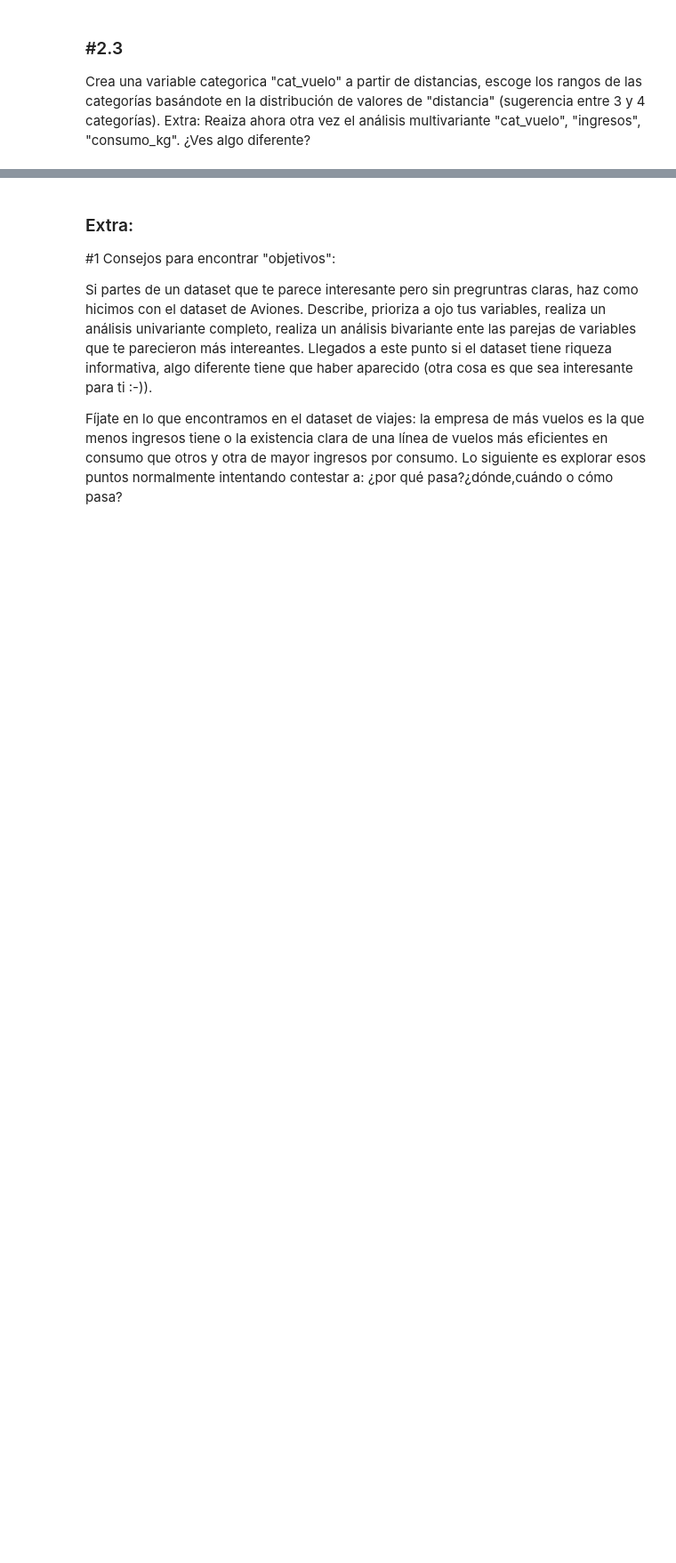
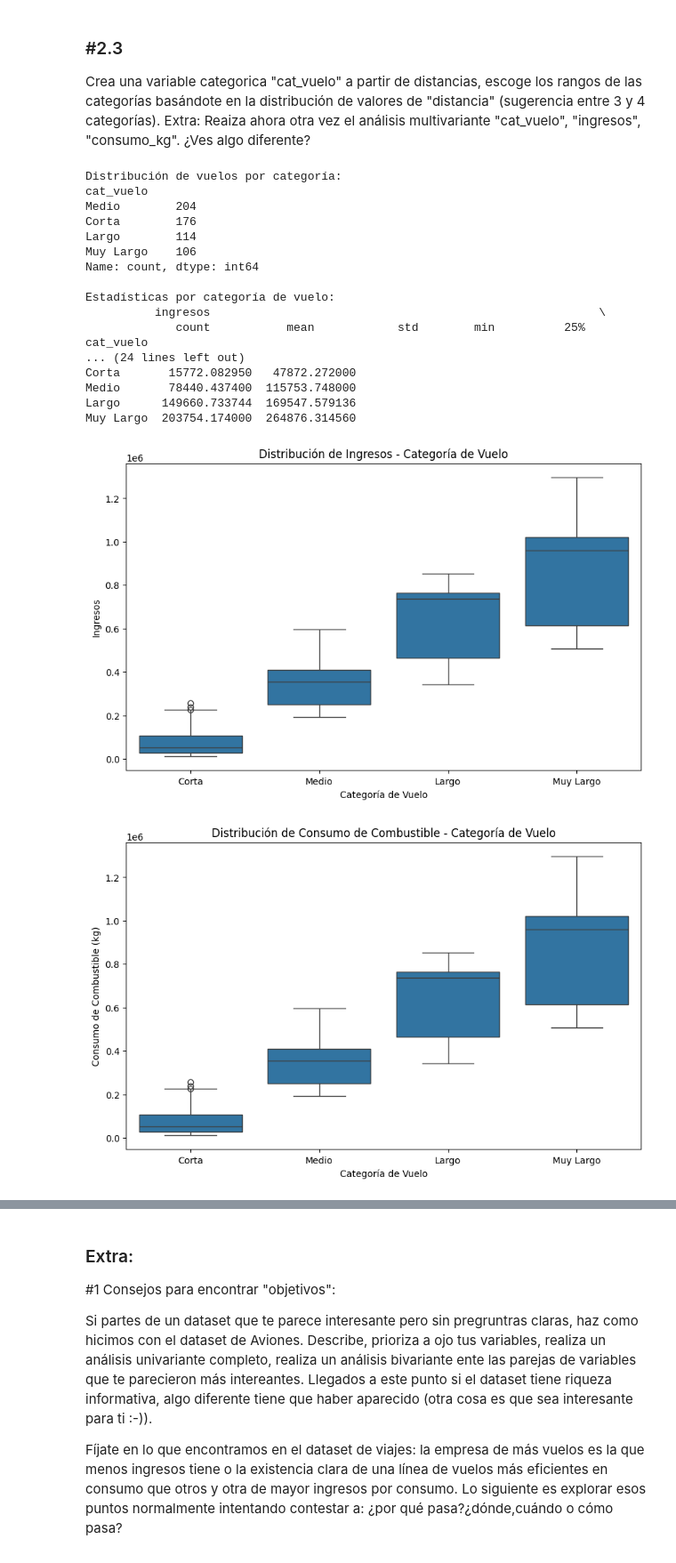
Before and after one commit to Cmonzon-94/ONLINE_DS_THEBRIDGE_Cmonzon, a Jupyter notebook: 03_Analisis_de_Datos/Sprint_07/Unidad_02_Analisis__Bivariante_Multivariante/Unidad_02/Practica_Obligatoria/18_Practica_Obligatoria_Multivariante.ipynb, the cells around one changed output, grey strips where cells are left out. Shown at 89% size. Drawn from its saved outputs; the diff is of its cells as text; code cells hidden in the pictures; blank space fills up the shorter version.

```diff
--- a/03_Analisis_de_Datos/Sprint_07/Unidad_02_Analisis__Bivariante_Multivariante/Unidad_02/Practica_Obligatoria/18_Practica_Obligatoria_Multivariante.ipynb
+++ b/03_Analisis_de_Datos/Sprint_07/Unidad_02_Analisis__Bivariante_Multivariante/Unidad_02/Practica_Obligatoria/18_Practica_Obligatoria_Multivariante.ipynb
@@ -524,3 +625,50 @@ Repite el análisis multivariante entre "ingresos","distancias" y "consumo_kg".
 ### #2.3
 
 Crea una variable categorica "cat_vuelo" a partir de distancias, escoge los rangos de las categorías basándote en la distribución de valores de "distancia" (sugerencia entre 3 y 4 categorías). Extra: Reaiza ahora otra vez el análisis multivariante "cat_vuelo", "ingresos", "consumo_kg". ¿Ves algo diferente?
+# %%
+# Crear categorías para 'distancia'
+bins = [0, 5000, 10000, 15000, df_viajes_junio["distancia"].max()]
+labels = ["Corta", "Medio", "Largo", "Muy Largo"]
+df_viajes_junio["cat_vuelo"] = pd.cut(df_viajes_junio["distancia"], bins=bins, labels=labels)
+
+print("\nDistribución de vuelos por categoría:")
+print(df_viajes_junio["cat_vuelo"].value_counts())
+
+summary_stats = df_viajes_junio.groupby("cat_vuelo", observed=True)[["ingresos", "consumo_kg"]].describe()
+print("\nEstadísticas por categoría de vuelo:")
+print(summary_stats)
+
+
+plt.figure(figsize=(10, 6))
+sns.boxplot(x="cat_vuelo", y="ingresos", data=df_viajes_junio)
+plt.title("Distribución de Ingresos - Categoría de Vuelo")
+plt.xlabel("Categoría de Vuelo")
+plt.ylabel("Ingresos")
+plt.show()
+
+plt.figure(figsize=(10, 6))
+sns.boxplot(x="cat_vuelo", y="ingresos", data=df_viajes_junio)
+plt.title("Distribución de Consumo de Combustible - Categoría de Vuelo")
+plt.xlabel("Categoría de Vuelo")
+plt.ylabel("Consumo de Combustible (kg)")
+plt.show()
+# %% [output]
+Distribución de vuelos por categoría:
+cat_vuelo
+Medio        204
+Corta        176
+Largo        114
+Muy Largo    106
+Name: count, dtype: int64
+
+Estadísticas por categoría de vuelo:
+          ingresos                                                        \
+             count           mean            std        min          25%
+cat_vuelo
+... (24 lines left out)
+Corta       15772.082950   47872.272000
+Medio       78440.437400  115753.748000
+Largo      149660.733744  169547.579136
+Muy Largo  203754.174000  264876.314560
+[figure, added]
+[figure, added]
```
Also changed, not shown: parts of 7 cells of this notebook.
